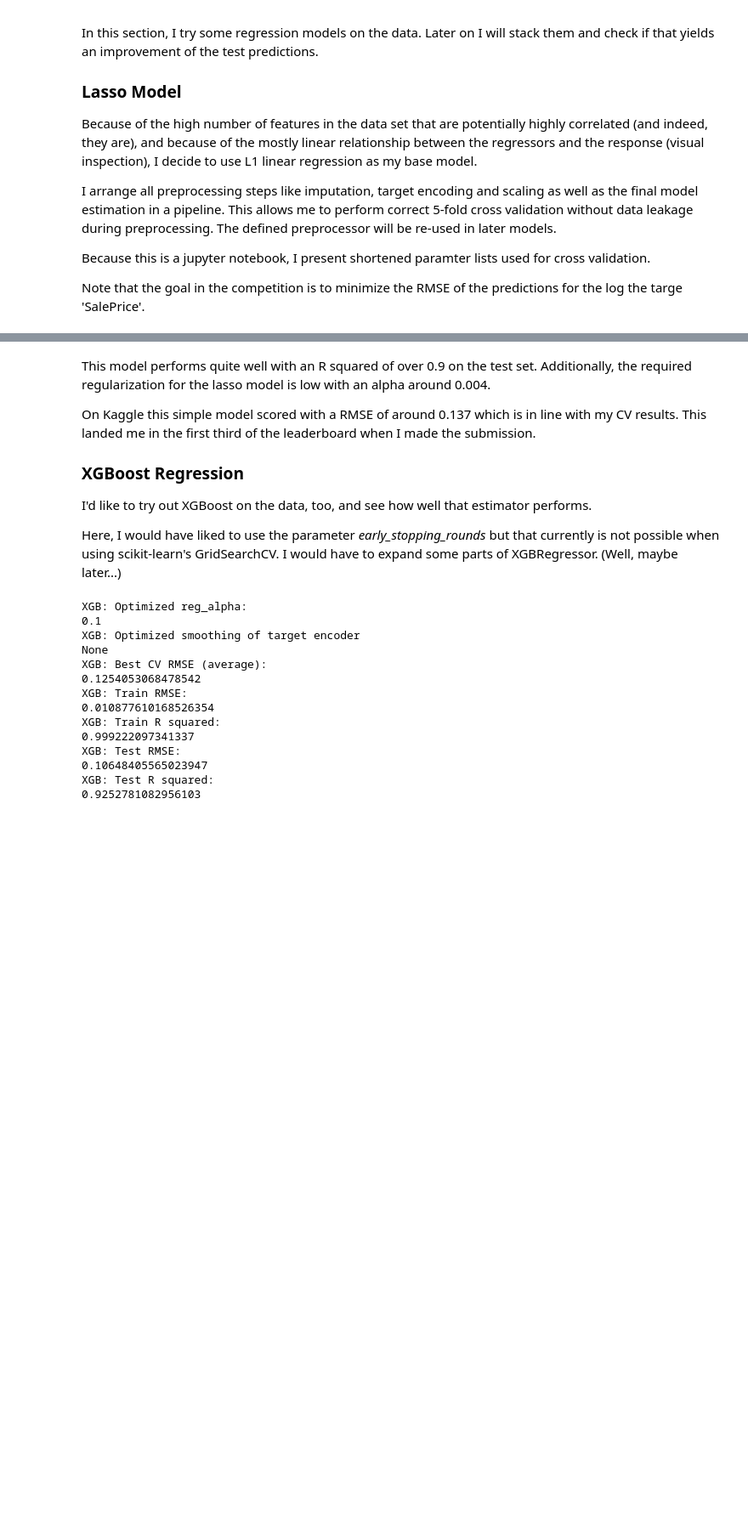
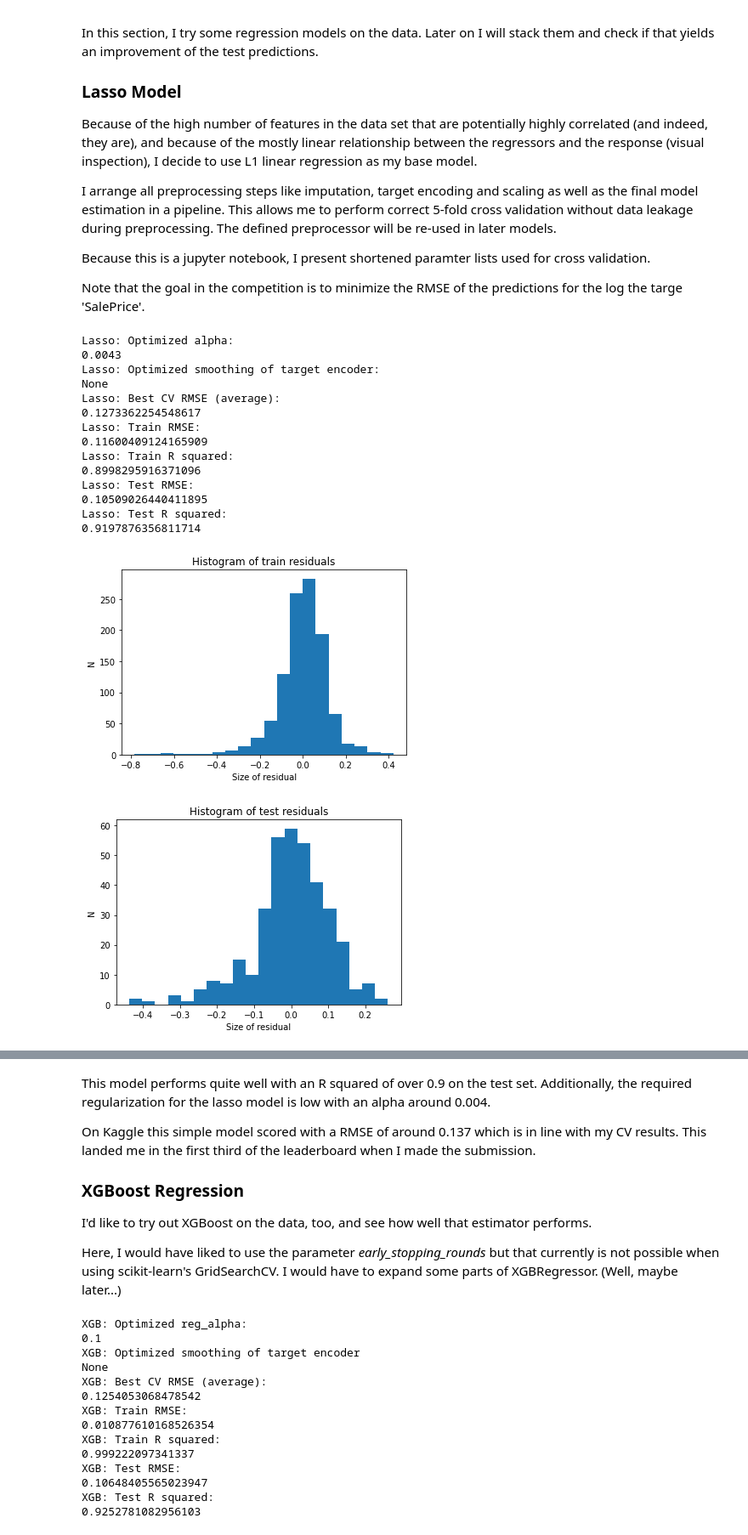
Before and after one commit to LuckyChapeau/kaggle-house-prices, a Jupyter notebook: House_Prices_Comp_Kaggle_LTs.ipynb, the cells around one changed output, grey strips where cells are left out. Shown at 85% size. Drawn from its saved outputs; the diff is of its cells as text; code cells hidden in the pictures; blank space fills up the shorter version.

```diff
--- a/House_Prices_Comp_Kaggle_LTs.ipynb
+++ b/House_Prices_Comp_Kaggle_LTs.ipynb
@@ -71,6 +73,7 @@ The data set comes with a large number of features - 79 in total - which I devid
 # %%
 ###### Data Import ######
 train = pd.read_csv("train.csv", index_col="Id")
+# Alphabetically sort the columns/features
 train.sort_index(axis=1, inplace=True)
 train_backup = train.copy()
 
@@ -84,7 +87,7 @@ dtypes = train.dtypes
 object_cols = dtypes[dtypes == "object"].index.tolist()
 numeric_cols = dtypes[dtypes != "object"].index.tolist()
 
-# There are some exceptions
+# There are some exceptions (see data description)
 additional_object_cols = ["MSSubClass", "OverallQual", "OverallCond"]
 
 object_cols += additional_object_cols
@@ -109,13 +112,13 @@ count_cols = [
 
 # Update numeric_cols
 numeric_cols = list(
-    set(numeric_cols) - set(date_cols) - set(count_cols) - set(additional_object_cols)
+    set(numeric_cols) - set(additional_object_cols) - set(date_cols) - set(count_cols)
 )
 
 # Don't include the target
 numeric_cols.remove("SalePrice")
 
-# Sort the column lists
+# Alphabetically sort the column lists
 numeric_cols.sort()
 count_cols.sort()
 object_cols.sort()
@@ -415,7 +414,7 @@ Mostly all of the numeric features seem to be approximately log-normally distrib
 tmp_col_list = ["WoodDeckSF", "MasVnrArea"]
 
 for col in tmp_col_list:
-    tmp_plot_df = train.loc[train[col] > 0, :].copy()
+    tmp_plot_df = train.loc[train[col] > 0, [col]].copy()
     tmp_plot_df[col] = np.log(tmp_plot_df[col])
     fig, ax1 = plt.subplots()
     ax2 = ax1.twinx()
@@ -606 +677,46 @@ Note that the goal in the competition is to minimize the RMSE of the predictions
+# %%
+# Print lasso results
+print("Lasso: Optimized alpha:")
+print(best_lasso_estimator["lasso"].alpha)
+print("Lasso: Optimized smoothing of target encoder:")
+print(best_lasso_params["preprocessor__categorical__target_encoder__smoothing"])
+print("Lasso: Best CV RMSE (average):")
+print(-gridCV.best_score_)
+print("Lasso: Train RMSE:")
+print(mean_squared_error(train_preds, y_train, squared=False))
+print("Lasso: Train R squared:")
+print(r2_score(train_preds, y_train))
+print("Lasso: Test RMSE:")
+print(mean_squared_error(test_preds, y_test, squared=False))
+print("Lasso: Test R squared:")
+print(r2_score(test_preds, y_test))
+
+# Plot residuals
+plt.hist(lasso_train_errors, bins=20)
+plt.title("Histogram of train residuals")
+plt.xlabel("Size of residual")
+plt.ylabel("N")
+plt.show()
+plt.hist(lasso_test_errors, bins=20)
+plt.title("Histogram of test residuals")
+plt.xlabel("Size of residual")
+plt.ylabel("N")
+plt.show()
+# %% [output]
+Lasso: Optimized alpha:
+0.0043
+Lasso: Optimized smoothing of target encoder:
+None
+Lasso: Best CV RMSE (average):
+0.1273362254548617
+Lasso: Train RMSE:
+0.11600409124165909
+Lasso: Train R squared:
+0.8998295916371096
+Lasso: Test RMSE:
+0.10509026440411895
+Lasso: Test R squared:
+0.9197876356811714
+[figure, added]
+[figure, added]
 # %%
```
Also changed, not shown: parts of 34 cells of this notebook.
